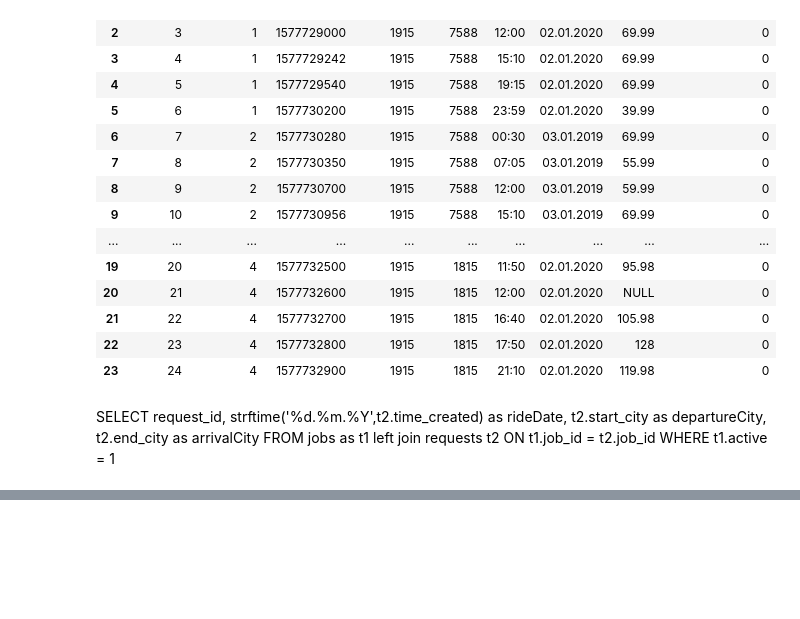
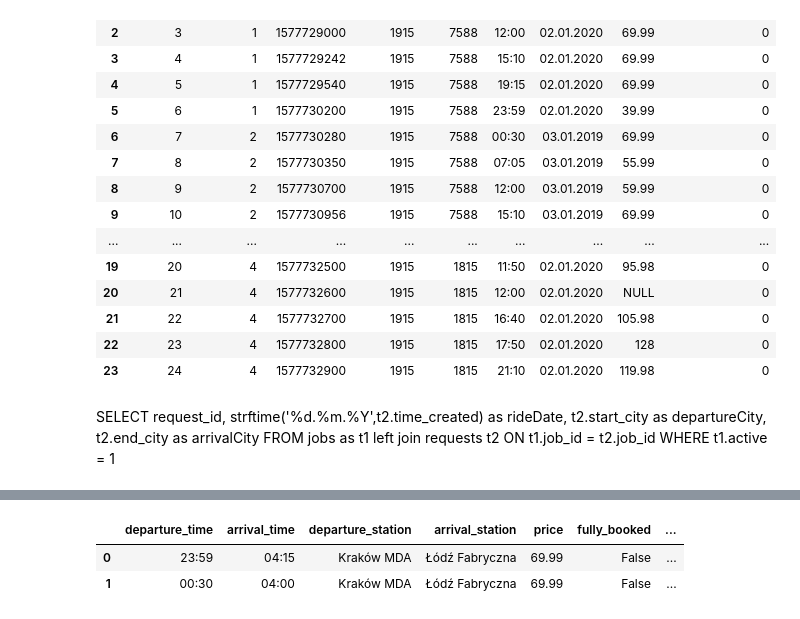
Before and after one commit to kmatusz/flixbus_project, a Jupyter notebook: db_crawler_integration.ipynb, the cells around one changed output, grey strips where cells are left out. Cells and saved outputs as stored; diff of their text form; code cells hidden in the pictures; blank space fills up the shorter version.

```diff
--- a/db_crawler_integration.ipynb
+++ b/db_crawler_integration.ipynb
@@ -277,3 +327,9 @@ for search_params in params_list:
     results.append(crawler.get_pandas_df())
 
 results
+# %%
+sanitizer.sanitized_df
+# %% [output]
+|  | departure_time | arrival_time | departure_station | arrival_station | price | fully_booked | ... |
+| 0 | 23:59 | 04:15 | Kraków MDA | Łódź Fabryczna | 69.99 | False | ... |
+| 1 | 00:30 | 04:00 | Kraków MDA | Łódź Fabryczna | 69.99 | False | ... |
```
Also changed, not shown: parts of 6 cells of this notebook, 5 other files.
